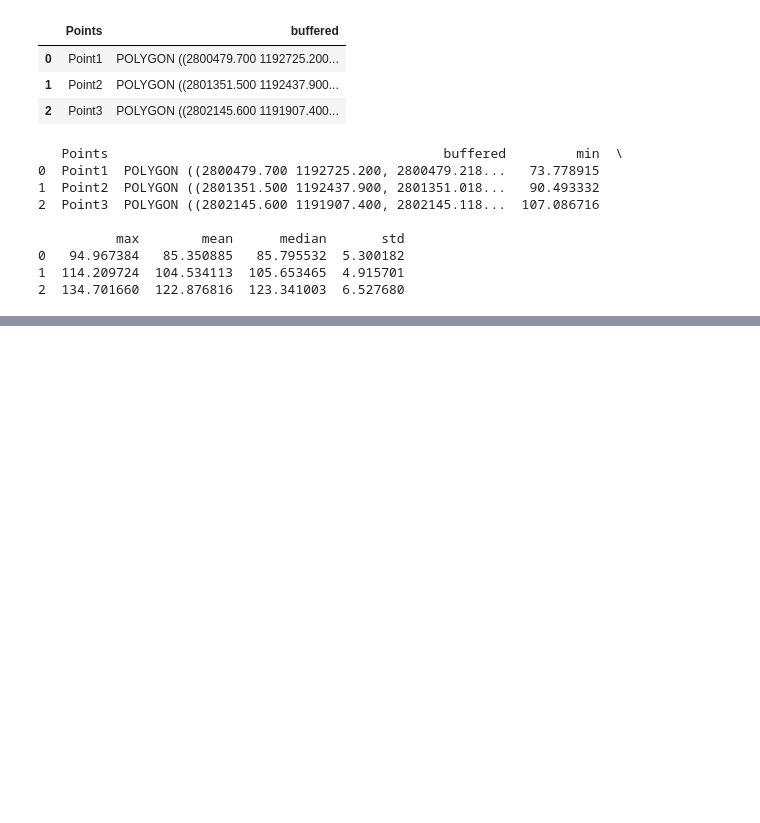
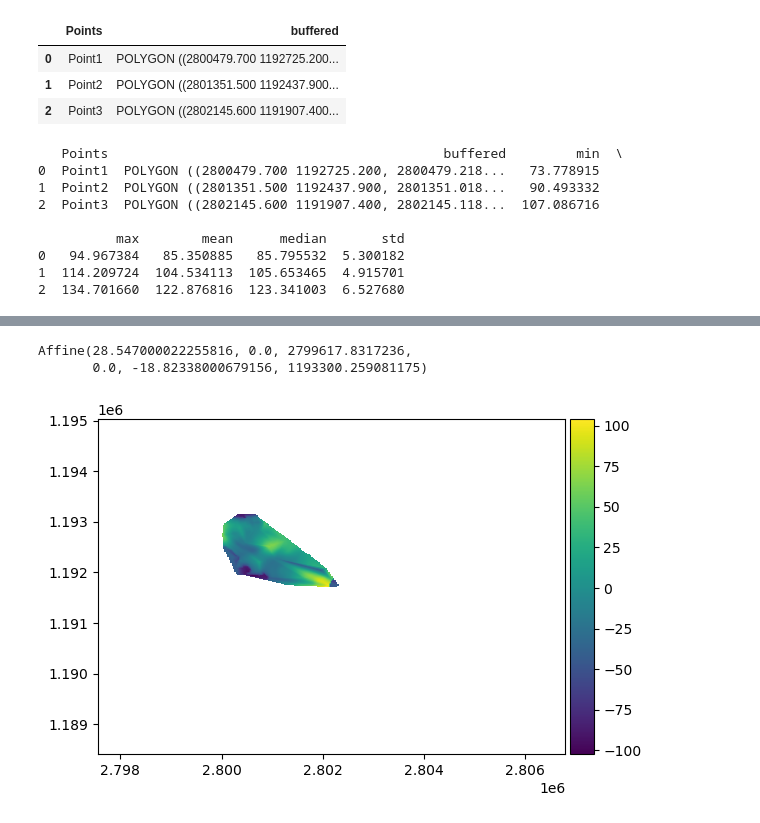
Before and after one commit to mauro3/CORDS, a Jupyter notebook: Workshop-Geodata-Processing/Working-with-raster-data.ipynb, the cells around one changed output, grey strips where cells are left out. Drawn from its saved outputs; the diff is of its cells as text; code cells hidden in the pictures; blank space fills up the shorter version.

```diff
--- a/Workshop-Geodata-Processing/Working-with-raster-data.ipynb
+++ b/Workshop-Geodata-Processing/Working-with-raster-data.ipynb
@@ -212,0 +285,5 @@ sgi = gpd.read_file('data/sgi_2016/SGI_2016_glaciers.shp')
+# %%
+transform
+# %% [output]
+Affine(28.547000022255816, 0.0, 2799617.8317236,
+       0.0, -18.82338000679156, 1193300.259081175)
@@ -212,0 +304,11 @@ sgi = gpd.read_file('data/sgi_2016/SGI_2016_glaciers.shp')
+# %%
+thickness_interpolated = xdem.DEM('data/glathida_interpolated.tif')
+# %%
+thickness_diff = thickness_lv95-thickness_interpolated.reproject(thickness_lv95)
+# %%
+f, ax = plt.subplots()
+#thickness_interpolated.plot(ax=ax, zorder=5, alpha=0.8)
+#thickness_lv95.plot(ax=ax, zorder=0, alpha=1)
+thickness_diff.plot(ax=ax)
+# %% [output]
+[figure, added]
```
Also changed, not shown: parts of 30 cells of this notebook, 3 other files.
